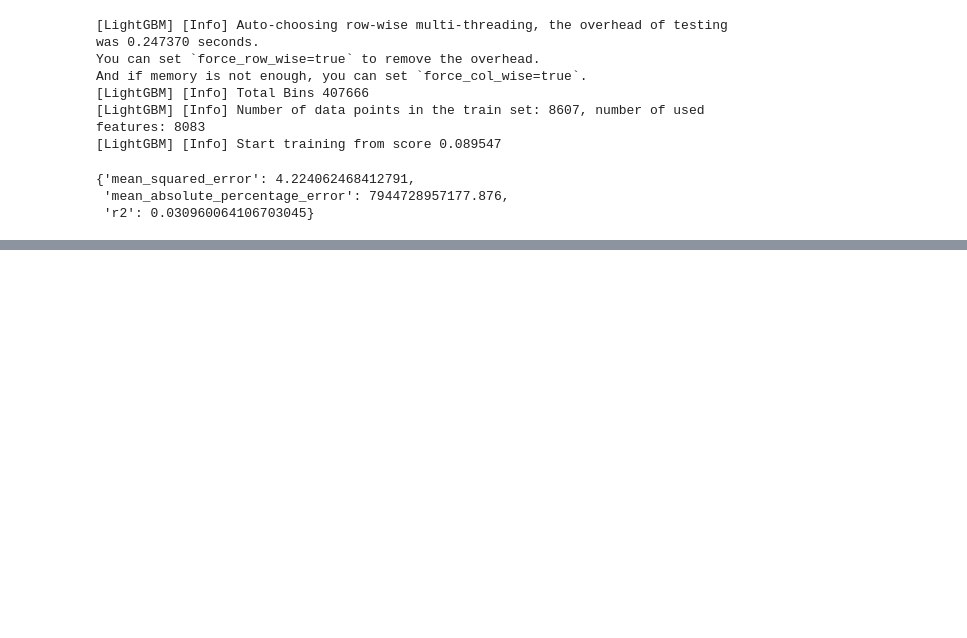
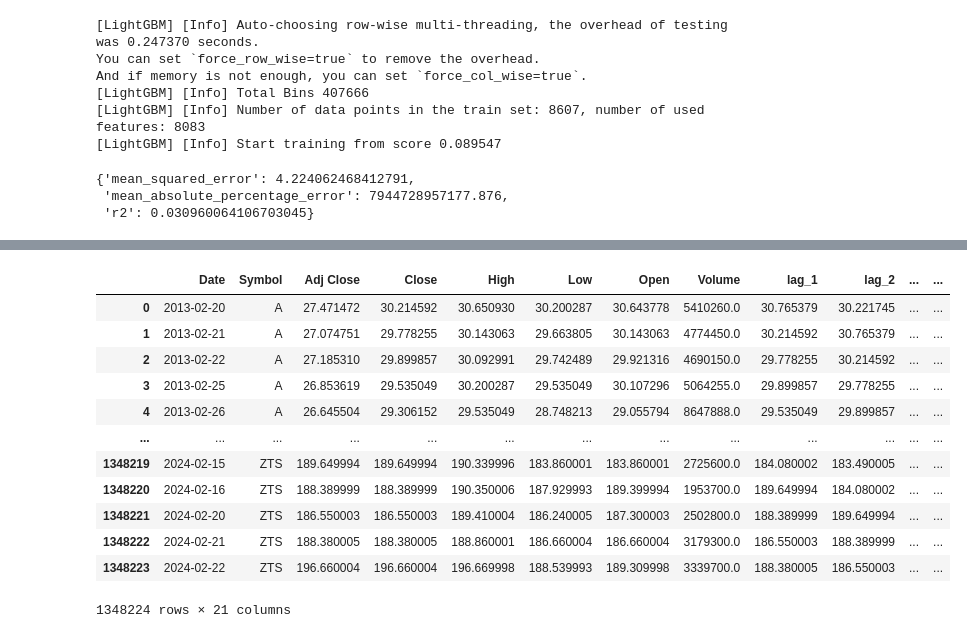
Before and after one commit to E03S/Portfolio_Optimisation, a Jupyter notebook: portfolio_optimisation/notebooks/nlp_cat_boost_exp.ipynb, the cells around one changed output, grey strips where cells are left out. Cells and saved outputs as stored; diff of their text form; code cells hidden in the pictures; blank space fills up the shorter version.

```diff
--- a/portfolio_optimisation/notebooks/nlp_cat_boost_exp.ipynb
+++ b/portfolio_optimisation/notebooks/nlp_cat_boost_exp.ipynb
@@ -407,0 +463,52 @@ And if memory is not enough, you can set `force_col_wise=true`.
+# %%
+import pandas as pd
+import pandas as pd
+from ta.trend import MACD
+
+def apply_features(group):
+    group.index = pd.to_datetime(group.index)
+
+    # Compute lag features, moving averages, etc., for the group
+    for lag in range(1, 4):
+        group[f'lag_{lag}'] = group['Close'].shift(lag)
+    group['weekly_return'] = group['Close'].pct_change(5)
+    group['5_day_MA'] = group['Close'].rolling(window=5).mean()
+    group['20_day_MA'] = group['Close'].rolling(window=20).mean()
+    group['5_day_volatility'] = group['Close'].rolling(window=5).std()
+    group['momentum'] = group['Close'] - group['Close'].shift(1)
+
+    # MACD, ensuring you handle NaNs as per your strategy
+
+    macd = MACD(close=group['Close'], window_slow=26, window_fast=12, window_sign=9)
+    group['MACD'] = macd.macd()
+    group['MACD_signal'] = macd.macd_signal()
+    group['MACD_histogram'] = macd.macd_diff()
+
+    # Adjusting for multi-stock data: adding week_of_year and month
+    group['week_of_year'] = group.index.isocalendar().week
+    group['month'] = group.index.month
+
+    return group.dropna()  # Optionally drop NaNs
+
+# Apply the function to each group and recombine
+# data_grouped = data.groupby('Symbol').apply(apply_features)
+# %%
+df_stocks = stocks.groupby('Symbol').apply(apply_features)
+# %%
+df_stocks.index = df_stocks.index.droplevel()
+df_stocks.reset_index(inplace=True)
+df_stocks
+# %% [output]
+|  | Date | Symbol | Adj Close | Close | High | Low | Open | Volume | lag_1 | lag_2 | ... | ... |
+| 0 | 2013-02-20 | A | 27.471472 | 30.214592 | 30.650930 | 30.200287 | 30.643778 | 5410260.0 | 30.765379 | 30.221745 | ... | ... |
+| 1 | 2013-02-21 | A | 27.074751 | 29.778255 | 30.143063 | 29.663805 | 30.143063 | 4774450.0 | 30.214592 | 30.765379 | ... | ... |
+| 2 | 2013-02-22 | A | 27.185310 | 29.899857 | 30.092991 | 29.742489 | 29.921316 | 4690150.0 | 29.778255 | 30.214592 | ... | ... |
+| 3 | 2013-02-25 | A | 26.853619 | 29.535049 | 30.200287 | 29.535049 | 30.107296 | 5064255.0 | 29.899857 | 29.778255 | ... | ... |
+| 4 | 2013-02-26 | A | 26.645504 | 29.306152 | 29.535049 | 28.748213 | 29.055794 | 8647888.0 | 29.535049 | 29.899857 | ... | ... |
+| ... | ... | ... | ... | ... | ... | ... | ... | ... | ... | ... | ... | ... |
+| 1348219 | 2024-02-15 | ZTS | 189.649994 | 189.649994 | 190.339996 | 183.860001 | 183.860001 | 2725600.0 | 184.080002 | 183.490005 | ... | ... |
+| 1348220 | 2024-02-16 | ZTS | 188.389999 | 188.389999 | 190.350006 | 187.929993 | 189.399994 | 1953700.0 | 189.649994 | 184.080002 | ... | ... |
+| 1348221 | 2024-02-20 | ZTS | 186.550003 | 186.550003 | 189.410004 | 186.240005 | 187.300003 | 2502800.0 | 188.389999 | 189.649994 | ... | ... |
+| 1348222 | 2024-02-21 | ZTS | 188.380005 | 188.380005 | 188.860001 | 186.660004 | 186.660004 | 3179300.0 | 186.550003 | 188.389999 | ... | ... |
+| 1348223 | 2024-02-22 | ZTS | 196.660004 | 196.660004 | 196.669998 | 188.539993 | 189.309998 | 3339700.0 | 188.380005 | 186.550003 | ... | ... |
+1348224 rows × 21 columns
```
Also changed, not shown: parts of 25 cells of this notebook, 10 other files.
